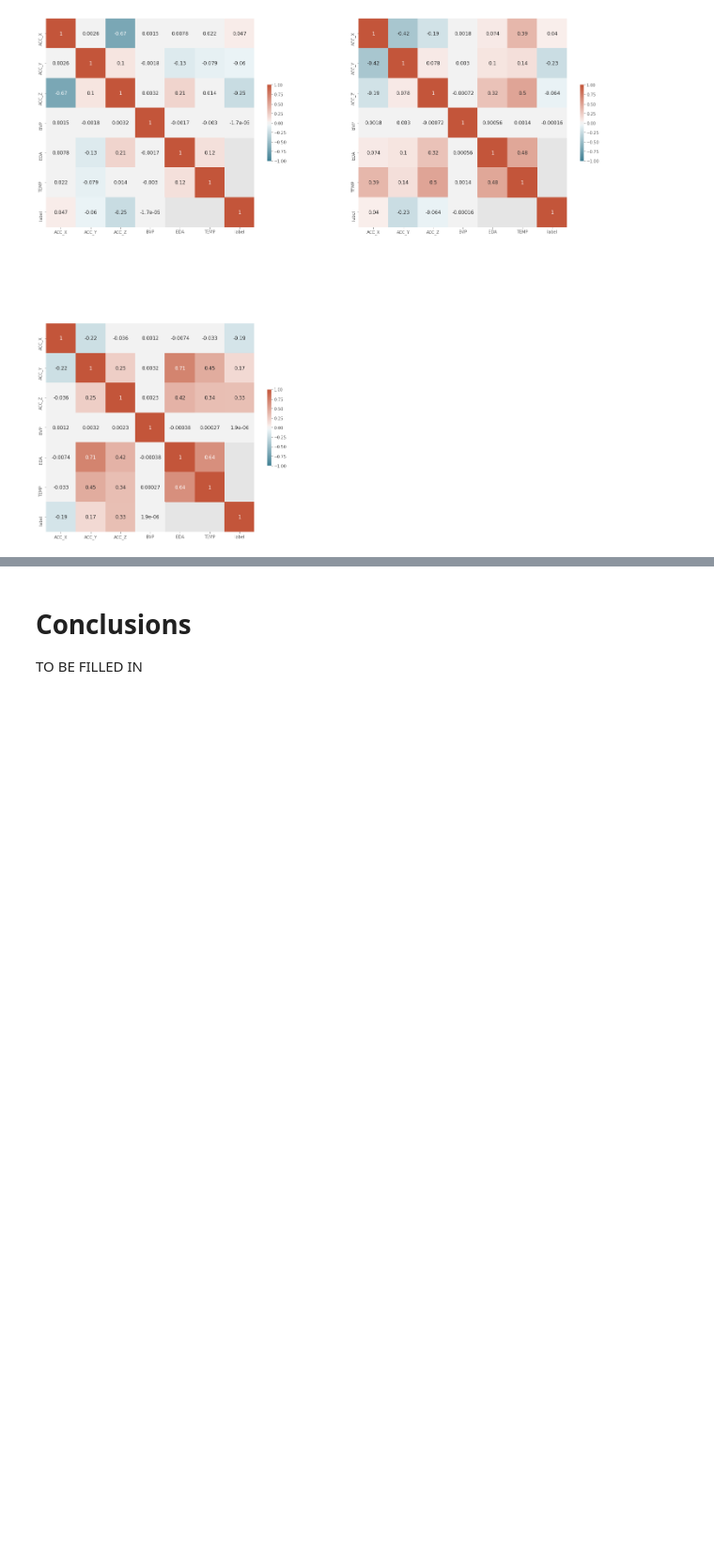
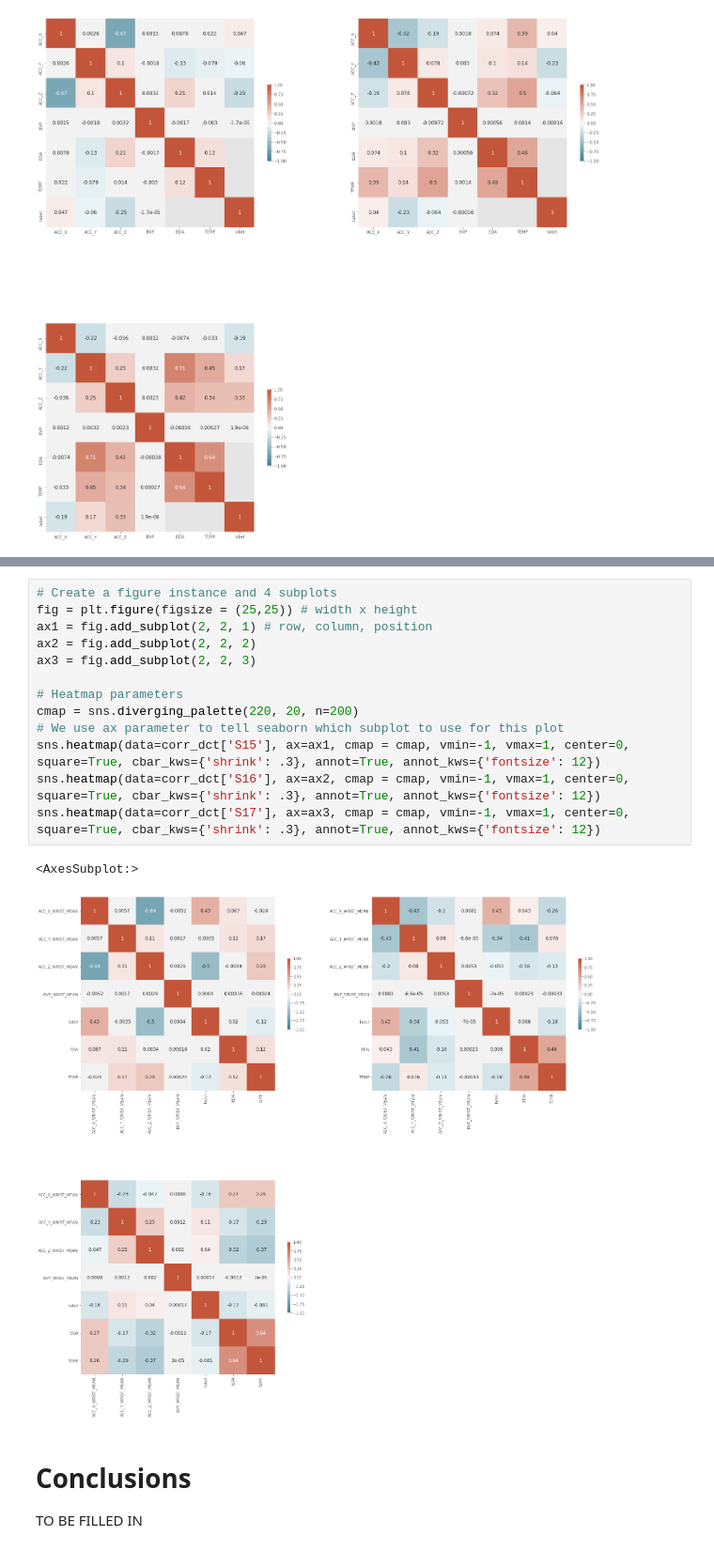
Before and after one commit to njfritter/Characteristic-Based-Time-Series-Clustering, a Jupyter notebook: rCode2012/notebooks/wesad_wrist_data_exploratory_analysis.ipynb, the cells around one changed output, grey strips where cells are left out. Shown at 94% size. Cells and saved outputs as stored; diff of their text form; blank space fills up the shorter version.

```diff
--- a/rCode2012/notebooks/wesad_wrist_data_exploratory_analysis.ipynb
+++ b/rCode2012/notebooks/wesad_wrist_data_exploratory_analysis.ipynb
@@ -680,3 +740,19 @@ for subject in subject_ids:
+# %%
+# Create a figure instance and 4 subplots
+fig = plt.figure(figsize = (25,25)) # width x height
+ax1 = fig.add_subplot(2, 2, 1) # row, column, position
+ax2 = fig.add_subplot(2, 2, 2)
+ax3 = fig.add_subplot(2, 2, 3)
+
+# Heatmap parameters
+cmap = sns.diverging_palette(220, 20, n=200)
+# We use ax parameter to tell seaborn which subplot to use for this plot
+sns.heatmap(data=corr_dct['S15'], ax=ax1, cmap = cmap, vmin=-1, vmax=1, center=0, square=True, cbar_kws={'shrink': .3}, annot=True, annot_kws={'fontsize': 12})
+sns.heatmap(data=corr_dct['S16'], ax=ax2, cmap = cmap, vmin=-1, vmax=1, center=0, square=True, cbar_kws={'shrink': .3}, annot=True, annot_kws={'fontsize': 12})
+sns.heatmap(data=corr_dct['S17'], ax=ax3, cmap = cmap, vmin=-1, vmax=1, center=0, square=True, cbar_kws={'shrink': .3}, annot=True, annot_kws={'fontsize': 12})
+# %% [output]
+<AxesSubplot:>
+[figure, added]
 # %% [markdown]
 # Conclusions
 
```
Also changed, not shown: parts of 16 cells of this notebook.
